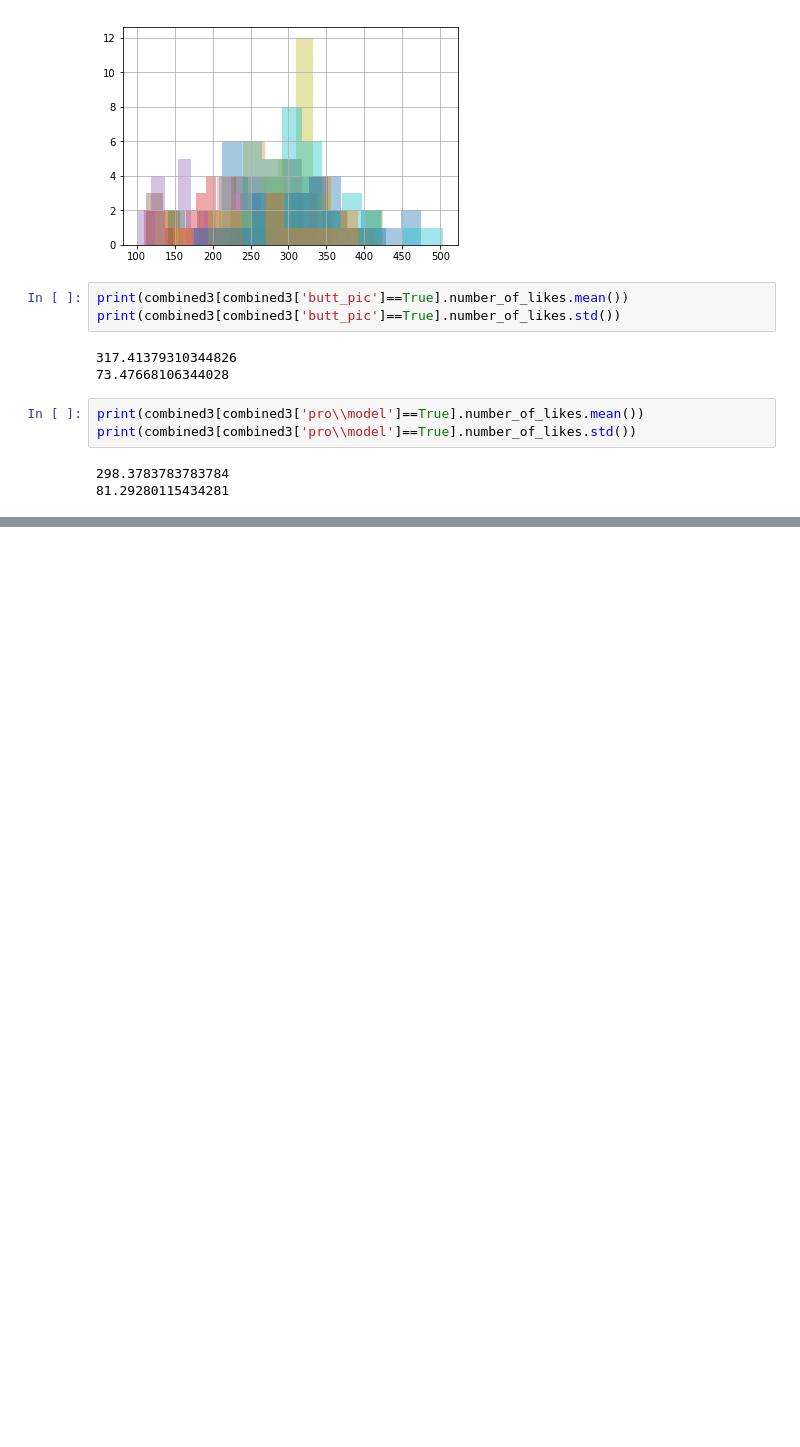
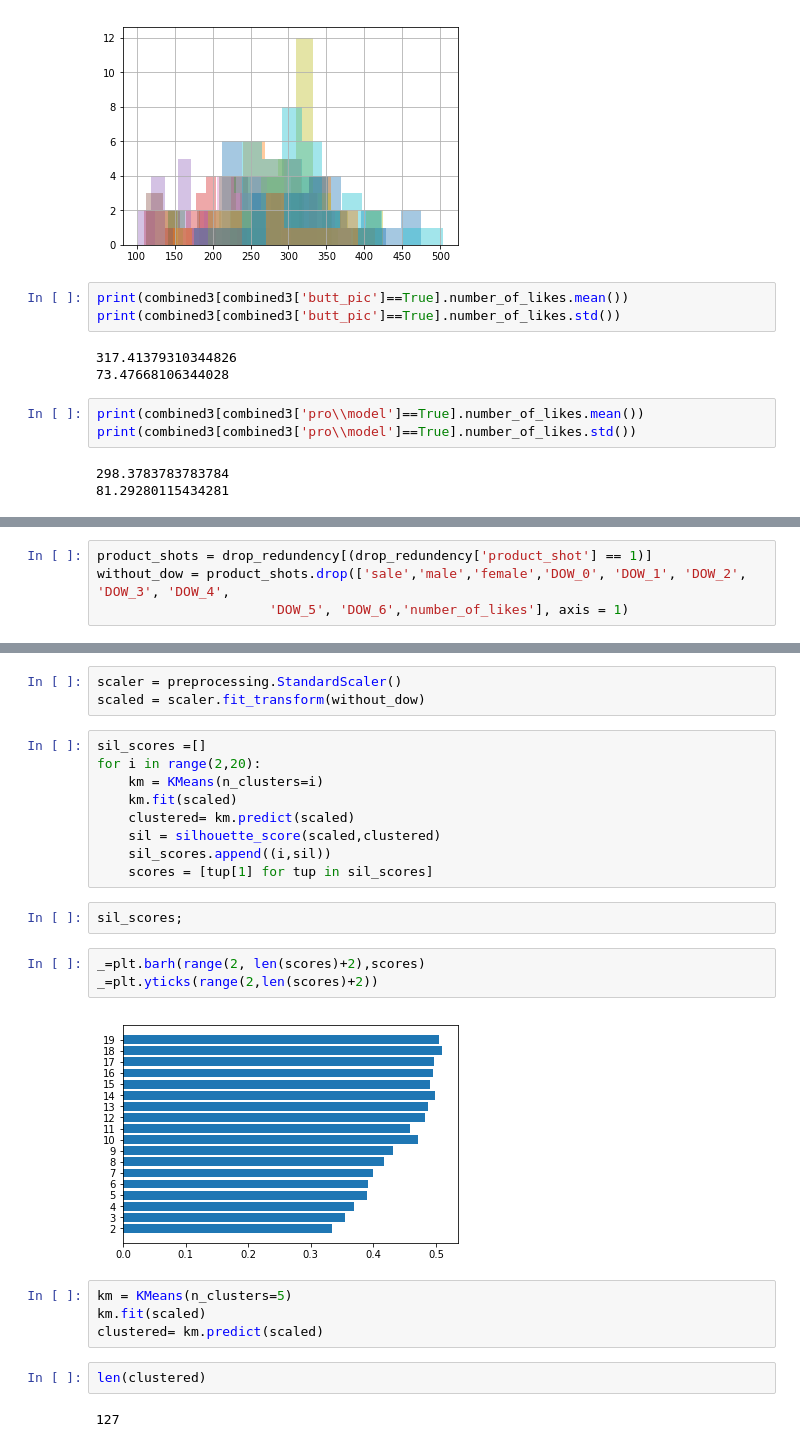
Before and after one commit to kait88stearns/CapstoneProject, a Jupyter notebook: work1_29.ipynb, the cells around one changed output, grey strips where cells are left out. Saved outputs shown, nothing was run; the diff lists cells and outputs as text; blank space fills up the shorter version.

```diff
--- a/work1_29.ipynb
+++ b/work1_29.ipynb
@@ -345,0 +374,4 @@ print(combined3[combined3['pro\\model']==True].number_of_likes.std())
+# %%
+product_shots = drop_redundency[(drop_redundency['product_shot'] == 1)]
+without_dow = product_shots.drop(['sale','male','female','DOW_0', 'DOW_1', 'DOW_2', 'DOW_3', 'DOW_4',
+                      'DOW_5', 'DOW_6','number_of_likes'], axis = 1)
@@ -345,0 +381,27 @@ print(combined3[combined3['pro\\model']==True].number_of_likes.std())
+# %%
+scaler = preprocessing.StandardScaler()
+scaled = scaler.fit_transform(without_dow)
+# %%
+sil_scores =[]
+for i in range(2,20):
+    km = KMeans(n_clusters=i)
+    km.fit(scaled)
+    clustered= km.predict(scaled)
+    sil = silhouette_score(scaled,clustered)
+    sil_scores.append((i,sil))
+    scores = [tup[1] for tup in sil_scores]
+# %%
+sil_scores;
+# %%
+_=plt.barh(range(2, len(scores)+2),scores)
+_=plt.yticks(range(2,len(scores)+2))
+# %% [output]
+[figure, added]
+# %%
+km = KMeans(n_clusters=5)
+km.fit(scaled)
+clustered= km.predict(scaled)
+# %%
+len(clustered)
+# %% [output]
+127
```
Also changed, not shown: parts of 71 cells of this notebook.
